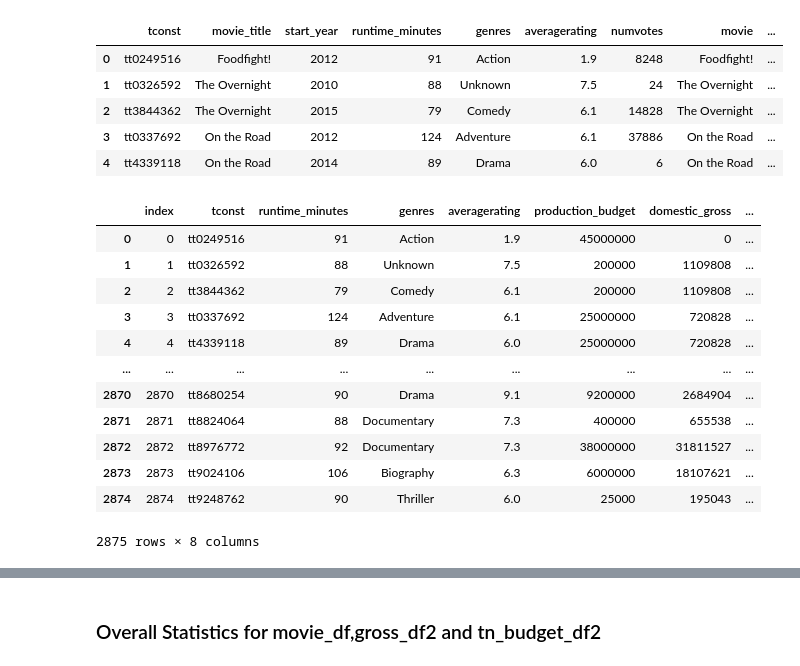
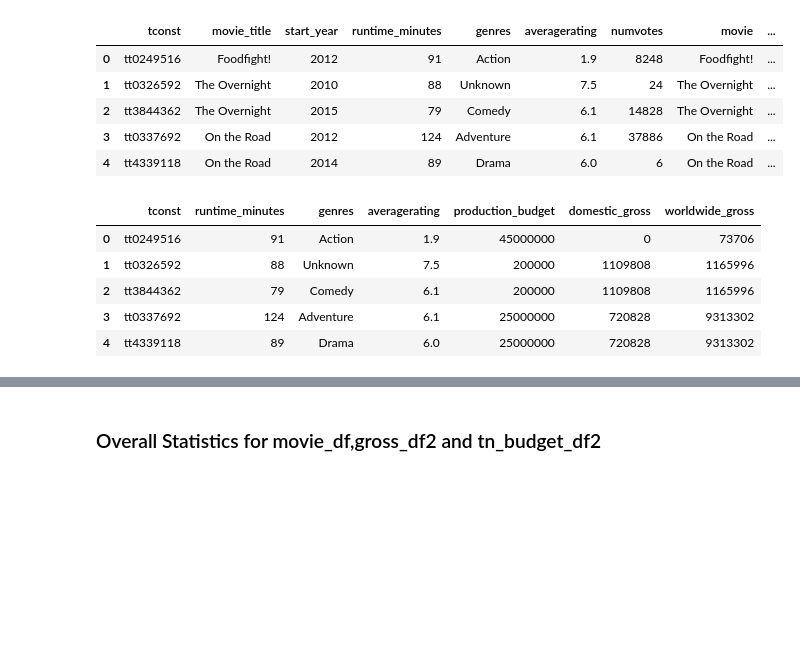
Before and after one commit to Moringa-Projects/Microsoft-Movies-Analysis-G4, a Jupyter notebook: student.ipynb, the cells around one changed output, grey strips where cells are left out. Cells and saved outputs as stored; diff of their text form; code cells hidden in the pictures; blank space fills up the shorter version.

```diff
--- a/student.ipynb
+++ b/student.ipynb
@@ -459,18 +457,12 @@ memory usage: 280.8+ KB
 # %%
 #clean the df:
 rating_gross_df.drop(columns=['movie_title', 'numvotes', 'release_year','release_month', 'movie', 'start_year'], inplace=True)
 rating_gross_df.reset_index()
+rating_gross_df.head()
 # %% [output]
-|  | index | tconst | runtime_minutes | genres | averagerating | production_budget | domestic_gross | ... |
-| 0 | 0 | tt0249516 | 91 | Action | 1.9 | 45000000 | 0 | ... |
-| 1 | 1 | tt0326592 | 88 | Unknown | 7.5 | 200000 | 1109808 | ... |
-| 2 | 2 | tt3844362 | 79 | Comedy | 6.1 | 200000 | 1109808 | ... |
-| 3 | 3 | tt0337692 | 124 | Adventure | 6.1 | 25000000 | 720828 | ... |
-| 4 | 4 | tt4339118 | 89 | Drama | 6.0 | 25000000 | 720828 | ... |
-| ... | ... | ... | ... | ... | ... | ... | ... | ... |
-| 2870 | 2870 | tt8680254 | 90 | Drama | 9.1 | 9200000 | 2684904 | ... |
-| 2871 | 2871 | tt8824064 | 88 | Documentary | 7.3 | 400000 | 655538 | ... |
-| 2872 | 2872 | tt8976772 | 92 | Documentary | 7.3 | 38000000 | 31811527 | ... |
-| 2873 | 2873 | tt9024106 | 106 | Biography | 6.3 | 6000000 | 18107621 | ... |
-| 2874 | 2874 | tt9248762 | 90 | Thriller | 6.0 | 25000 | 195043 | ... |
+|  | tconst | runtime_minutes | genres | averagerating | production_budget | domestic_gross | worldwide_gross |
+| 0 | tt0249516 | 91 | Action | 1.9 | 45000000 | 0 | 73706 |
+| 1 | tt0326592 | 88 | Unknown | 7.5 | 200000 | 1109808 | 1165996 |
+| 2 | tt3844362 | 79 | Comedy | 6.1 | 200000 | 1109808 | 1165996 |
+| 3 | tt0337692 | 124 | Adventure | 6.1 | 25000000 | 720828 | 9313302 |
+| 4 | tt4339118 | 89 | Drama | 6.0 | 25000000 | 720828 | 9313302 |
-2875 rows × 8 columns
```
Also changed, not shown: parts of 38 cells of this notebook.
